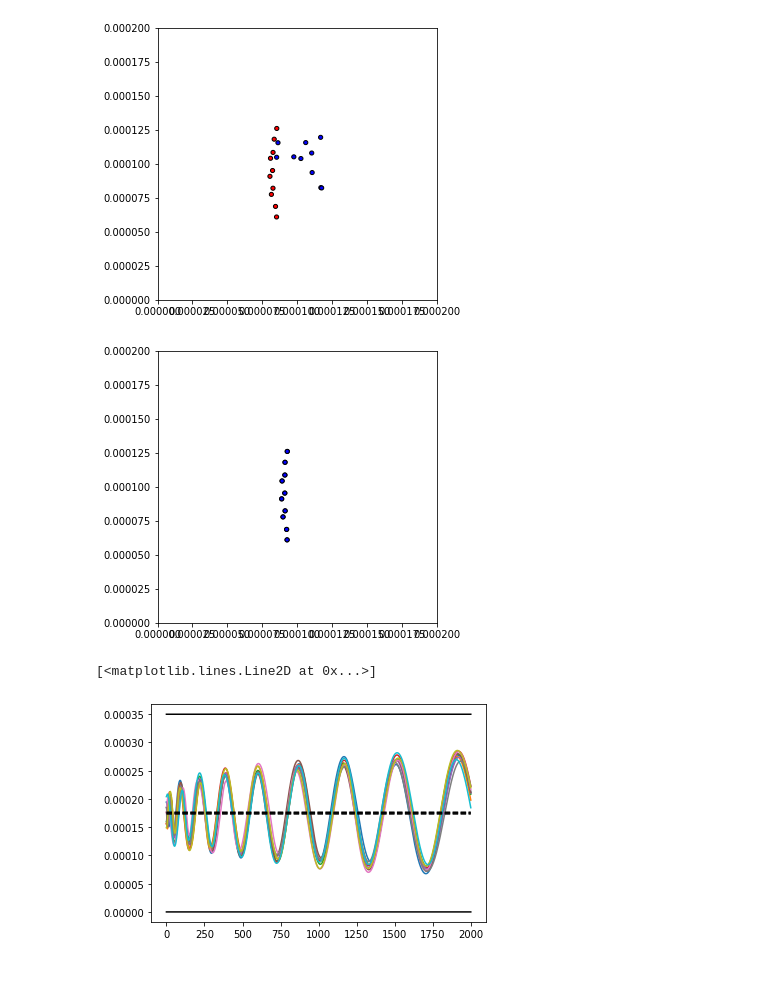
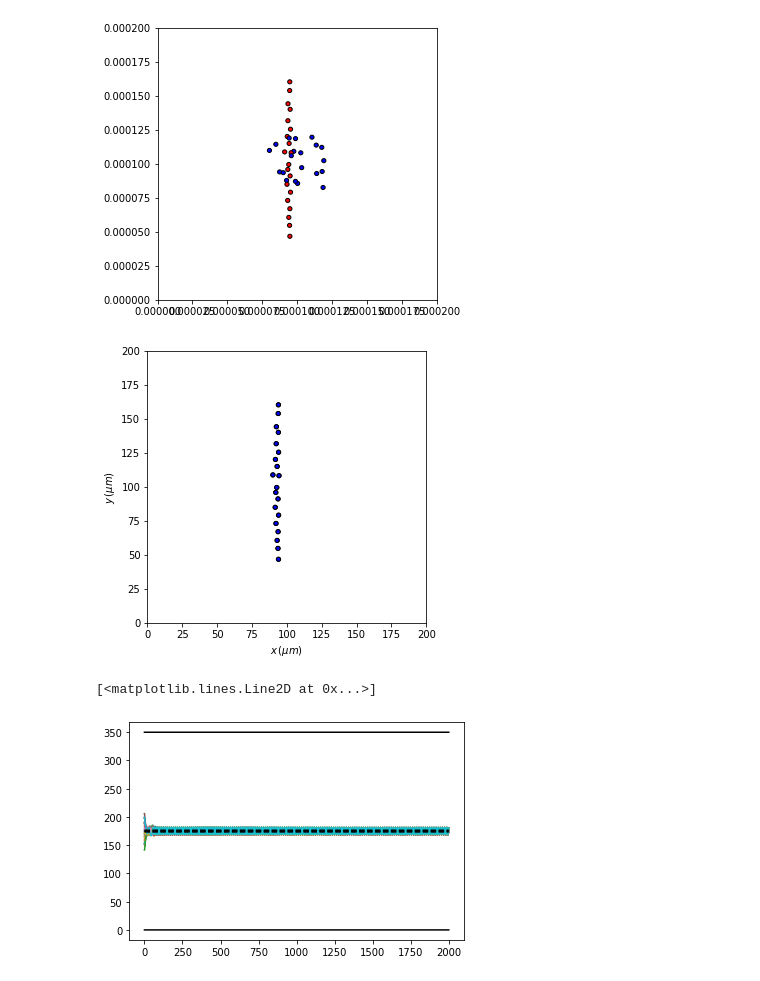
Before and after one commit to MoAbdelaziz/acoustophoresis, a Jupyter notebook: acoustophoresis.ipynb, the cells around one changed output. Saved outputs shown, nothing was run; the diff lists cells and outputs as text; code cells hidden in the pictures.

Commit message:
Chain formation around a stationary vortex in an acoustic standing wave

```diff
--- a/acoustophoresis.ipynb
+++ b/acoustophoresis.ipynb
@@ -55,12 +18,49 @@ mass_scale = 1
 # %%
-num_particles = 10
+# Calculate physical quantities for the system and non-dimensionalize appropriately
+# First calculate everything in SI units:
+density_medium = 1000
+soundspeed_medium =1480
+density_particle = 1180
+soundspeed_particle = 1480*1.1 # not known
+
+compress_medium = 1/(density_medium*soundspeed_medium**2)
+compress_particle = 1/(density_particle*soundspeed_particle**2)
+
+compress_ratio = compress_particle/compress_medium
+density_ratio = density_particle/density_medium
+
+f0 = 1 - compress_ratio
+f1 = 2*(density_ratio-1)/(2*density_ratio+1)
+f0s = f0
+f0p = f0
+f1s = f1
+f1p = f1 # all particles identical
+contrast_factor = f0 + (3/2)*f1 # check this
+
+radius = 1.5*10**(-6)
+frequency = 2*10**6
+wavelength = soundspeed_medium/frequency
+wavenumber = 2*np.pi/wavelength
+
+dynamic_viscosity = 8.9 *10**(-4) # Pa*s
+viscosity = dynamic_viscosity
+acoustic_energy_density = 100 # Figure out
+
+resonator_height = 350*10**(-6)
+resonator_width = 20*10**(-3) # diameter
+
+length_scale = 1
+time_scale = 1
+mass_scale = 1
+
+num_particles = 20
 
 particle_vel = np.zeros((num_particles,3))
 max_iterations = 100 # for checking particle overlap at each timestep
 overlap_tol = .01*radius # tolerance for overlapping particles to not repeatedly run excluded volume check
 
 standing_wave_amplitude = 4*np.pi*radius**3*acoustic_energy_density*wavenumber*contrast_factor
-Omega_a_squared =     1*10**-8 # vortex strength
+Omega_a_squared =     1*10**-9 # vortex strength
 
 
 
@@ -163,7 +163,6 @@ def cij_mat(particle_pos1, particle_pos2):
     rr_mat = np.outer(rij,rij)
     term1 = (3*a/4) * (np.identity(3)/r + rr_mat/r**3)
     term2 = (a**3)/4 * (np.identity(3)/r**3 - 3*rr_mat/r**5)
-
     return (term1 + term2)
 
 # Primary acoustic radiation force from a standing wave
@@ -279,7 +278,6 @@ times, positions, velocities = run(total_steps*time_step, time_step)
 
 positions = np.asarray(positions)
 velocities = np.asarray(positions)
-
 # Plot system at start and end
 fig, axes = plt.subplots(figsize=(5,5))
 axes.set_xlim(x_range)
@@ -290,43 +288,58 @@ for i in range(num_particles):
     axes.add_artist(circle_start)
     axes.add_artist(circle_end)
 
-fig, ax = plt.subplots(figsize=(5,5))
-ax.set_xlim(x_range)
-ax.set_ylim(y_range)
+
 
 circle_dict = {}
 x_pos = positions[:,:,0]
 y_pos = positions[:,:,1]
 z_pos = positions[:,:,2]
 z_center = (z_range[1]-z_range[0])/2
 # alphas = np.exp(-(z_pos-z_center)**2/10)
 alphas = np.ones((total_steps,num_particles)) # place holder
+
+# Scale positions to microns for plotting
+scale = 10**6
+x_pos *= scale
+y_pos *= scale
+z_pos *= scale
+radius *= scale
+x_range[1] *= scale
+y_range[1] *= scale
+z_range[1] *= scale
+z_center *= scale
+fig, ax = plt.subplots(figsize=(5,5))
+ax.set_xlim(x_range)
+ax.set_ylim(y_range)
+ax.set_xlabel(r'$x\, (\mu m)$')
+ax.set_ylabel(r'$y\, (\mu m)$')
 for n in range(num_particles):
     circle_dict["circle"+str(n)] = plt.Circle((x_pos[0,n],y_pos[0,n]),radius,fc='b',ec='k', alpha=alphas[0,n])
+
 
 
 def init():
     for n in range(num_particles):
         circle_dict["circle"+str(n)].center = (x_pos[0,n],y_pos[0,n])
         circle_dict["circle"+str(n)].set_alpha(alphas[0,n])
         ax.add_patch(circle_dict["circle"+str(n)])
     return circle_dict.values()
 
 def animate(i):
     for n in range(num_particles):
         circle_dict["circle"+str(n)].center = (x_pos[i,n],y_pos[i,n])
         circle_dict["circle"+str(n)].set_alpha(alphas[i,n])
     return circle_dict.values()
 anim_step=2
 num_steps = len(positions[:,0,0])
 frame_list = np.arange(0,num_steps,anim_step)
 anim=animation.FuncAnimation(fig,animate,init_func=init,frames=frame_list,interval = 42,blit=True)
 
 HTML(anim.to_html5_video())
 # %% [output]
 [interactive output not drawn]
-[figure, old version]
+[figure, new version]
-[figure, old version]
+[figure, new version]
 # %%
 for n in range(num_particles):
     plt.plot(z_pos[:,n])
@@ -337,7 +350,7 @@ plt.plot(z_pos[:,n]*0 + z_center+radius, 'k--')
 plt.plot(z_pos[:,n]*0 + z_center-radius, 'k--')
 # %% [output]
 [<matplotlib.lines.Line2D at 0x...>]
-[figure, old version]
+[figure, new version]
 # %%
 # Notes: an imposed vortex + standing wave seem to be enough to get particles to line up even without
 # acoustic interactions. Check this more and compare for different cases.
```
Also changed, not shown: parts of 3 cells of this notebook, 1 other file.
